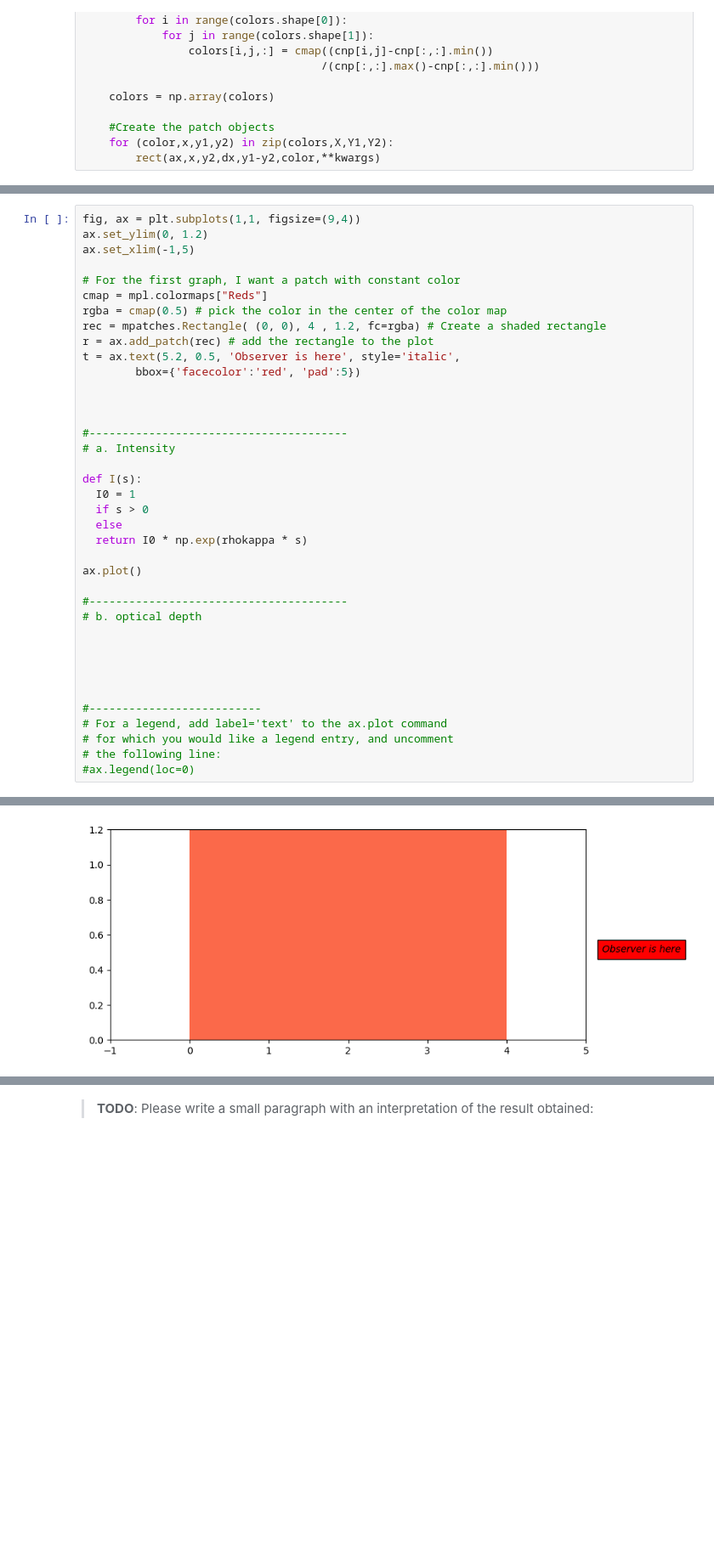
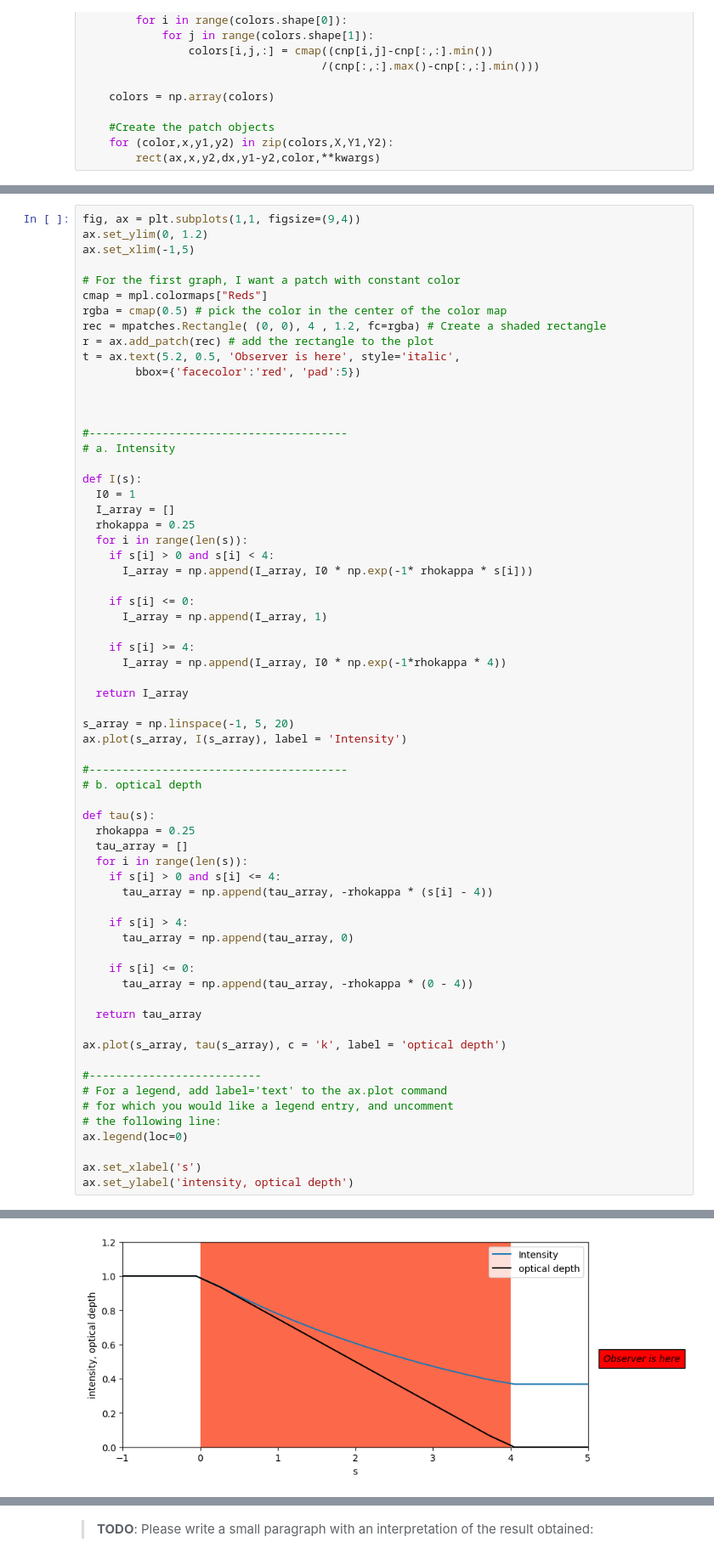
Before and after one commit to ankxie/PHYS633, a Jupyter notebook: Book/L10-Absorption/10-Absorption-template.ipynb, the cells around one changed output, grey strips where cells are left out. Shown at 85% size. Drawn from its saved outputs; the diff is of its cells as text; blank space fills up the shorter version.

```diff
--- a/Book/L10-Absorption/10-Absorption-template.ipynb
+++ b/Book/L10-Absorption/10-Absorption-template.ipynb
@@ -119,22 +129,49 @@ t = ax.text(5.2, 0.5, 'Observer is here', style='italic',
 
 def I(s):
   I0 = 1
-  if s > 0
-  else
-  return I0 * np.exp(rhokappa * s)
+  I_array = []
+  rhokappa = 0.25
+  for i in range(len(s)):
+    if s[i] > 0 and s[i] < 4:
+      I_array = np.append(I_array, I0 * np.exp(-1* rhokappa * s[i]))
 
-ax.plot()
+    if s[i] <= 0:
+      I_array = np.append(I_array, 1)
+
+    if s[i] >= 4:
+      I_array = np.append(I_array, I0 * np.exp(-1*rhokappa * 4))
+
+  return I_array
+
+s_array = np.linspace(-1, 5, 20)
+ax.plot(s_array, I(s_array), label = 'Intensity')
 
 #---------------------------------------
 # b. optical depth
 
+def tau(s):
+  rhokappa = 0.25
+  tau_array = []
+  for i in range(len(s)):
+    if s[i] > 0 and s[i] <= 4:
+      tau_array = np.append(tau_array, -rhokappa * (s[i] - 4))
 
+    if s[i] > 4:
+      tau_array = np.append(tau_array, 0)
 
+    if s[i] <= 0:
+      tau_array = np.append(tau_array, -rhokappa * (0 - 4))
 
+  return tau_array
+
+ax.plot(s_array, tau(s_array), c = 'k', label = 'optical depth')
 
 #--------------------------
 # For a legend, add label='text' to the ax.plot command
 # for which you would like a legend entry, and uncomment
 # the following line:
-#ax.legend(loc=0)
+ax.legend(loc=0)
+
+ax.set_xlabel('s')
+ax.set_ylabel('intensity, optical depth')
 # %% [output]
@@ -141 +179 @@ ax.plot()
-[figure, old version]
+[figure, new version]
```
Also changed, not shown: parts of 6 cells of this notebook.
